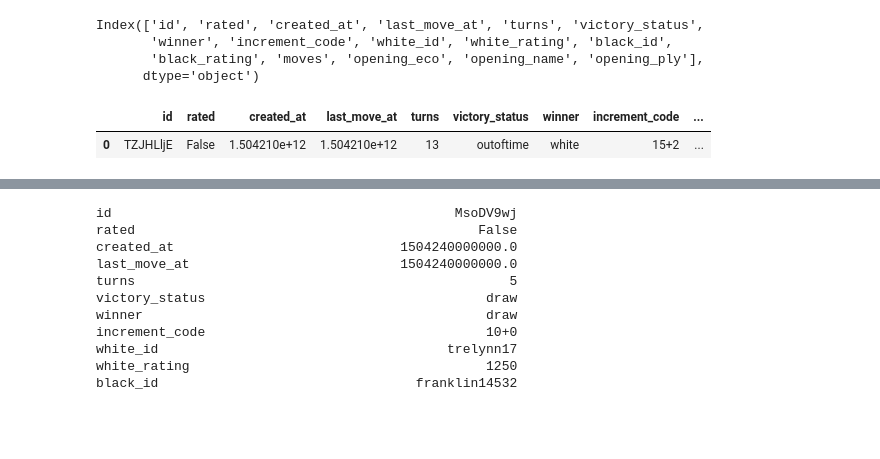
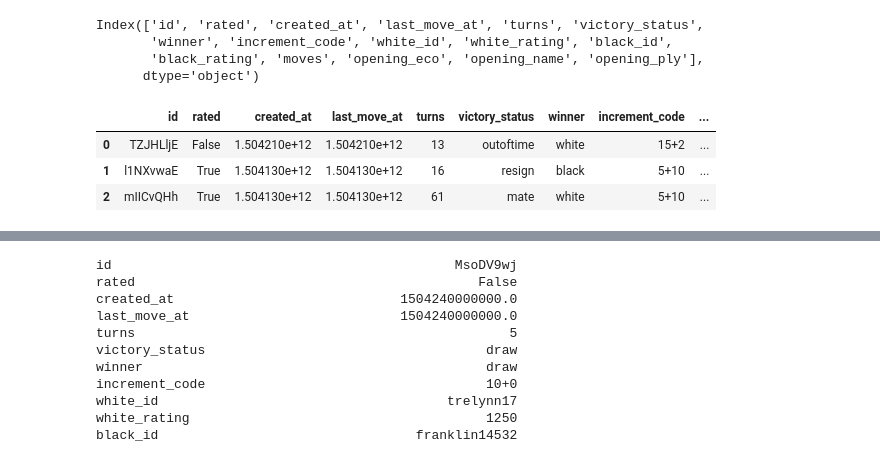
Before and after one commit to betarunner/COGS188_ChessAI, a Jupyter notebook: FinalProject_YourGroupNameHere.ipynb, the cells around one changed output, grey strips where cells are left out. Cells and saved outputs as stored; diff of their text form; code cells hidden in the pictures; blank space fills up the shorter version.

```diff
--- a/FinalProject_YourGroupNameHere.ipynb
+++ b/FinalProject_YourGroupNameHere.ipynb
@@ -98,7 +102,9 @@ Index(['id', 'rated', 'created_at', 'last_move_at', 'turns', 'victory_status',
        'black_rating', 'moves', 'opening_eco', 'opening_name', 'opening_ply'],
       dtype='object')
 # %%
-dataset.head(1)
+dataset.head(3)
 # %% [output]
 |  | id | rated | created_at | last_move_at | turns | victory_status | winner | increment_code | ... |
 | 0 | TZJHLljE | False | 1.504210e+12 | 1.504210e+12 | 13 | outoftime | white | 15+2 | ... |
+| 1 | l1NXvwaE | True | 1.504130e+12 | 1.504130e+12 | 16 | resign | black | 5+10 | ... |
+| 2 | mIICvQHh | True | 1.504130e+12 | 1.504130e+12 | 61 | mate | white | 5+10 | ... |
```
Also changed, not shown: parts of 27 cells of this notebook, 2 other files.
